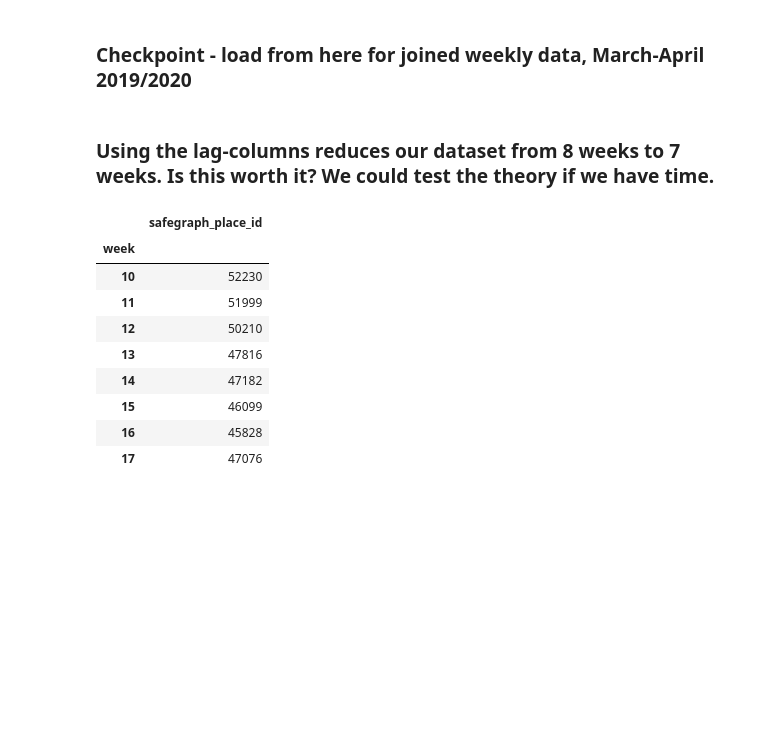
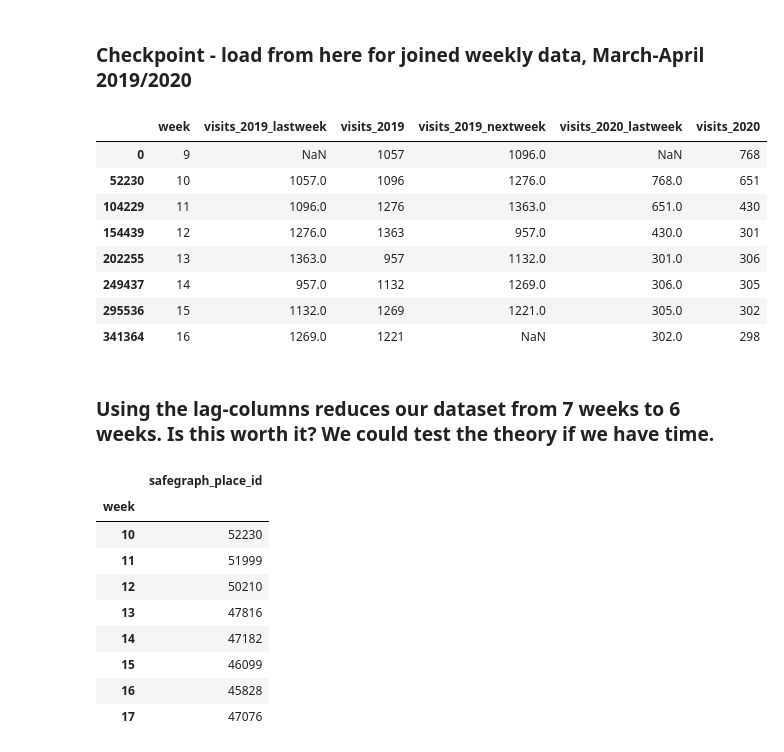
Before and after one commit to akrhea/covid-foot-traffic, a Jupyter notebook: safegraph_notebook.ipynb, the cells around one changed output. Drawn from its saved outputs; the diff is of its cells as text; code cells hidden in the pictures; blank space fills up the shorter version.

```diff
--- a/safegraph_notebook.ipynb
+++ b/safegraph_notebook.ipynb
@@ -458,14 +458,24 @@ df['target'] = df.groupby('safegraph_place_id')['change_in_visits'].shift(-1)
 #                                                                   'change_in_visits',
 #                                                                   'target']]
 # %%
-# df[df.safegraph_place_id=='sg:00001d1ef23c4747bfefd65b6fd0e514'][['week',
-#                                                                   'visits_2019_lastweek',
-#                                                                   'visits_2019',
-#                                                                   'visits_2019_nextweek',
-#                                                                   'visits_2020_lastweek',
-#                                                                   'visits_2020']]
+df[df.safegraph_place_id=='sg:00001d1ef23c4747bfefd65b6fd0e514'][['week',
+                                                                  'visits_2019_lastweek',
+                                                                  'visits_2019',
+                                                                  'visits_2019_nextweek',
+                                                                  'visits_2020_lastweek',
+                                                                  'visits_2020']]
+# %% [output]
+|  | week | visits_2019_lastweek | visits_2019 | visits_2019_nextweek | visits_2020_lastweek | visits_2020 |
+| 0 | 9 | NaN | 1057 | 1096.0 | NaN | 768 |
+| 52230 | 10 | 1057.0 | 1096 | 1276.0 | 768.0 | 651 |
+| 104229 | 11 | 1096.0 | 1276 | 1363.0 | 651.0 | 430 |
+| 154439 | 12 | 1276.0 | 1363 | 957.0 | 430.0 | 301 |
+| 202255 | 13 | 1363.0 | 957 | 1132.0 | 301.0 | 306 |
+| 249437 | 14 | 957.0 | 1132 | 1269.0 | 306.0 | 305 |
+| 295536 | 15 | 1132.0 | 1269 | 1221.0 | 305.0 | 302 |
+| 341364 | 16 | 1269.0 | 1221 | NaN | 302.0 | 298 |
 # %% [markdown]
-### Using the lag-columns reduces our dataset from 8 weeks to 7 weeks. Is this worth it? We could test the theory if we have time.
+### Using the lag-columns reduces our dataset from 7 weeks to 6 weeks. Is this worth it? We could test the theory if we have time.
 # %%
 # How many locations are in each week?
 df.groupby('week').agg({'safegraph_place_id':'count'})
```
Also changed, not shown: parts of 21 cells of this notebook.
